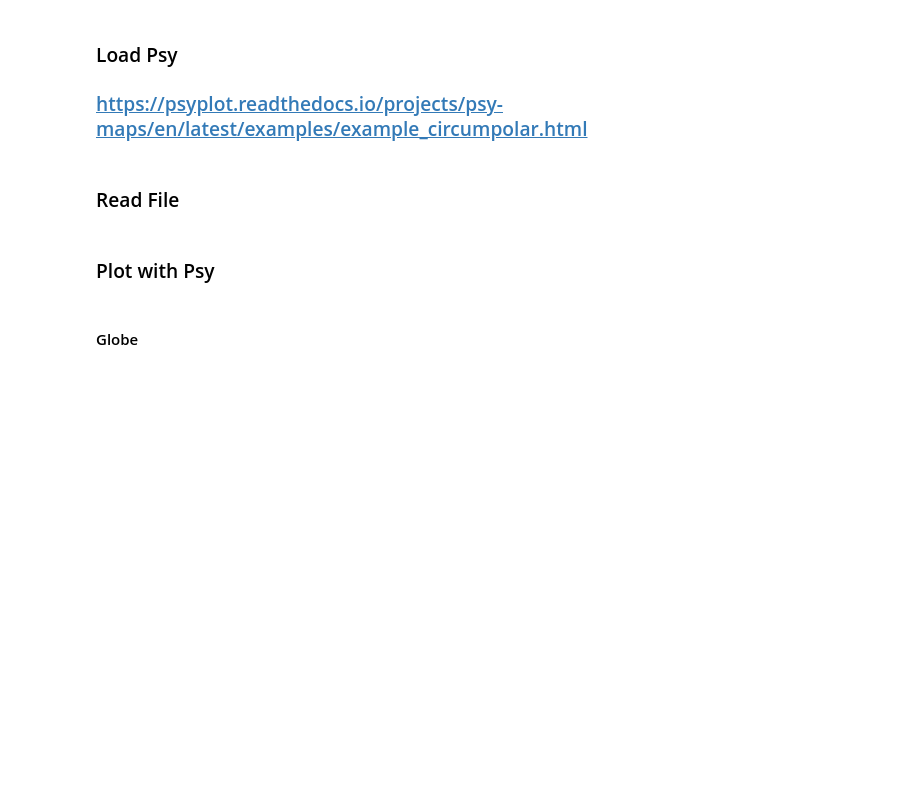
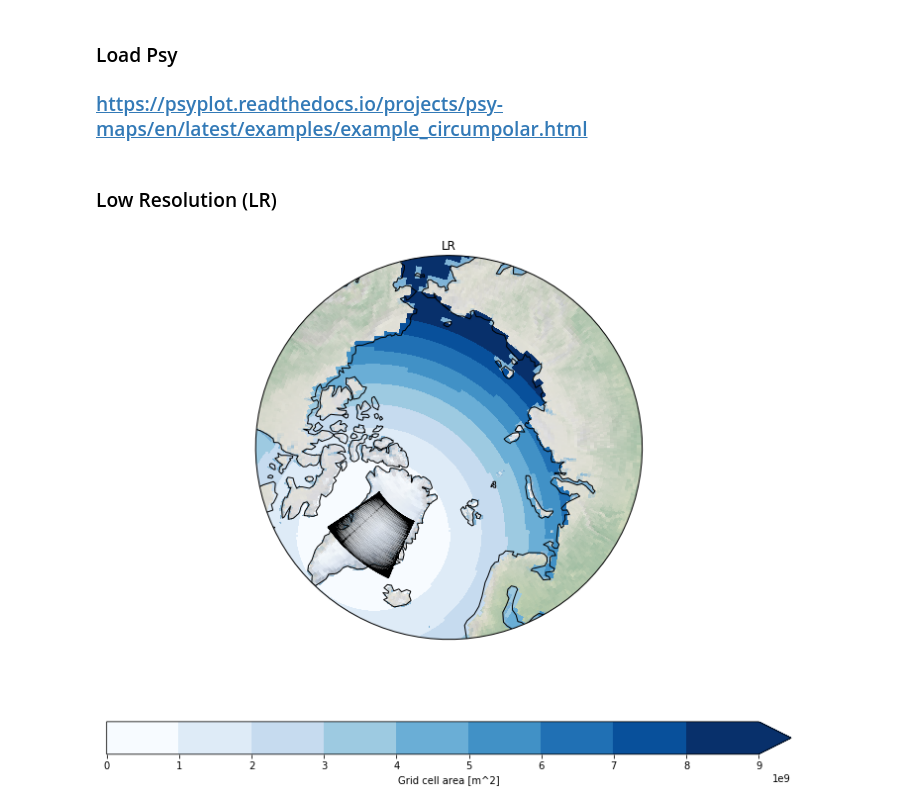
Before and after one commit to davidmnielsen/gridcell_area, a Jupyter notebook: gridcell_area.ipynb, the cells around one changed output. Cells and saved outputs as stored; diff of their text form; code cells hidden in the pictures; blank space fills up the shorter version.

```diff
--- a/gridcell_area.ipynb
+++ b/gridcell_area.ipynb
@@ -13,5 +9,3 @@ import matplotlib as mpl
 # %%
 import psyplot.project as psy
 mpl.rcParams['figure.figsize'] = [10., 8.]
-# %% [markdown]
-### Read File
@@ -21,19 +12,21 @@ file_lr='/home/zmaw/u241292/MPIOM/TP04L40_fx_area_60N.nc' # LR
-# %% [markdown]
-### Plot with Psy
-# %% [markdown]
-#### Globe
+# %% [markdown]
+### Low Resolution (LR)
 # %%
+file_lr='GR15L40_fx_area_60N.nc'
+
 maps = psy.plot.mapplot(file_lr,
                         name='area',
                         cmap='Blues',
                         maskleq=0,
                         stock_img=True,
                         lonlatbox=[-180, 180, 60, 90],
                         extend='max',
                         load=True,
                         projection='northpole',
                         xgrid=False, ygrid=False,
                         clabel='{desc}',title='LR',
                         bounds=np.arange(0,10000000000,1000000000),
                         datagrid=dict(color='k', linewidth=0.1),
                         tight=True)
+# %% [output]
+[figure, added]
```
Also changed, not shown: parts of 17 cells of this notebook.
